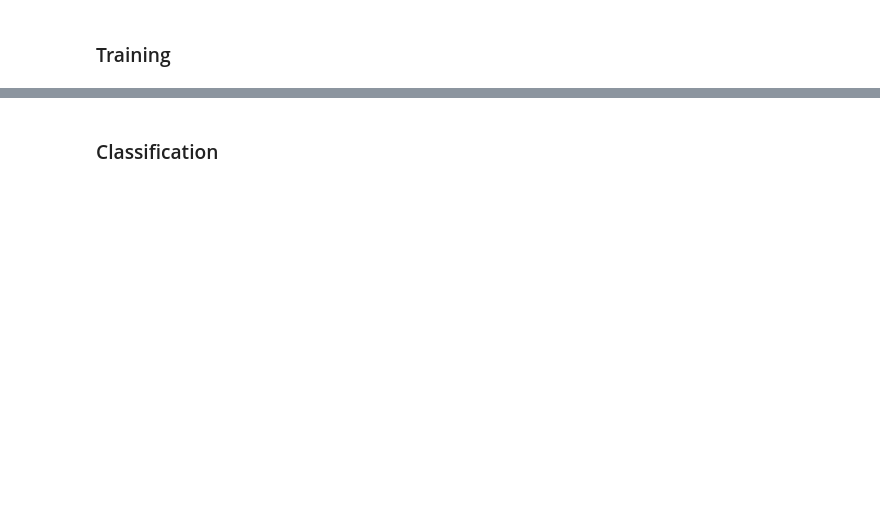
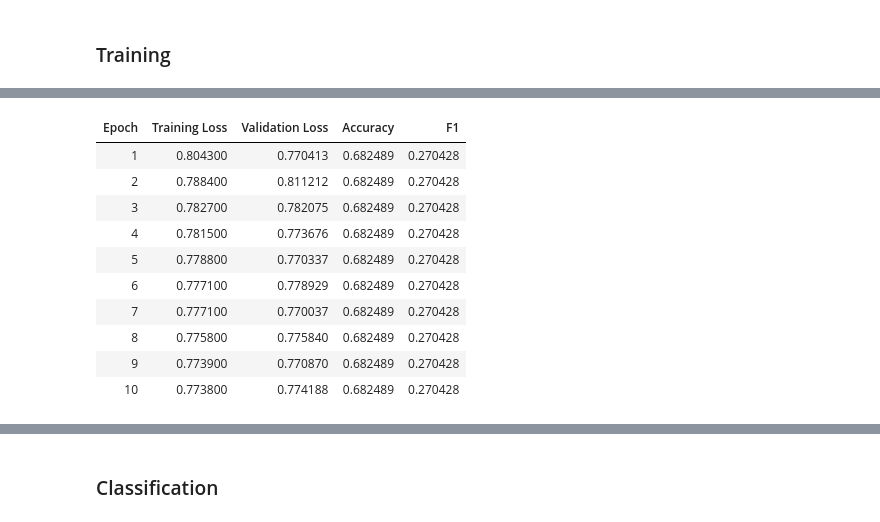
Before and after one commit to japarty/looptune, a Jupyter notebook: Finetuning with Trainer and text-classification model validation.ipynb, the cells around one changed output, grey strips where cells are left out. Saved outputs shown, nothing was run; the diff lists cells and outputs as text; code cells hidden in the pictures; blank space fills up the shorter version.

```diff
--- a/Finetuning with Trainer and text-classification model validation.ipynb
+++ b/Finetuning with Trainer and text-classification model validation.ipynb
@@ -161,2 +139,21 @@ Non-trainable params: 0
+# %%
+def compute_metrics(logits_and_labels):
+  logits, labels = logits_and_labels
+  predictions = np.argmax(logits, axis=-1)
+  acc = np.mean(predictions == labels)
+  f1 = f1_score(labels, predictions, average='macro')
+  return {'accuracy': acc, 'f1': f1}
+
+def save_logs_from_training_run(trainer, model_name, timestamp, trained_model_path, colab):
+    log_history = parse_log_history(trainer.state.log_history)
+    log_df = pd.DataFrame(log_history[1])
+    log_df.insert(0, 'model', model_name)
+    log_df.insert(0, 'timestamp', timestamp)
+    log_df['model_path'] = trained_model_path
+    log_df['samples_per_s'] = log_history[0]['train_samples_per_second']
+    log_df['steps_per_s'] = log_history[0]['train_steps_per_second']
+    log_df['colab'] = colab
+
+    log_df.to_csv('output/training_logs.csv', mode='a', header= not os.path.isfile('output/training_logs.csv'), index=False)
 # %% [markdown]
 ### Training
@@ -208,0 +160,63 @@ TrainOutput(global_step=10000, training_loss=0.08937461504936219, metrics={'trai
+# %%
+def finetune(train_params, ds):
+    print(train_params['model'])
+    timestamp = datetime.datetime.now().strftime("%Y-%m-%d_%H-%M")
+    trained_model_path = f'output/models/{train_params['model']}_{timestamp}'
+
+    try:
+        def tokenize_fn(batch):
+            return tokenizer(batch['sentence'], truncation=True)
+
+        #Tokenize dataset
+        tokenizer = AutoTokenizer.from_pretrained(train_params['model'])
+        tokenized_datasets = ds.map(tokenize_fn, batched=True)
+
+        #Change labels
+        config = AutoConfig.from_pretrained(train_params['model'])
+        config.id2label = reversed_target_map
+        config.label2id = target_map
+
+        #Load model
+        model = AutoModelForSequenceClassification.from_pretrained(
+            train_params['model'], config=config, ignore_mismatched_sizes=True)
+
+        if torch.cuda.is_available():
+            model = model.cuda()
+            device = 'gpu'
+        else:
+            device = 'cpu'
+
+
+
+        training_args = TrainingArguments(
+          output_dir=f'{trained_model_path}/checkpoints',
+          evaluation_strategy='epoch',
+          logging_strategy='epoch',
+          save_strategy= train_params['save_strategy'],
+          num_train_epochs=train_params['num_train_epochs'],
+          per_device_train_batch_size=16,
+          per_device_eval_batch_size=64,
+        )
+
+        trainer = Trainer(
+            model,
+            training_args,
+            train_dataset=tokenized_datasets["train"],
+            eval_dataset=tokenized_datasets["test"],
+            tokenizer=tokenizer,
+            compute_metrics=compute_metrics,
+        )
+
+        trainer.train()
+        save_logs_from_training_run(trainer, train_params['model'], timestamp, trained_model_path, colab)
+
+    except Exception as e:
+        print(e)
+        err_df = pd.DataFrame([[trained_model_path, str(e)]])
+        err_df.to_csv('output/error_logs.csv', mode='a', index=False)
+
+
+
+for train_params in train_params_looped:
+    finetune(train_params, ds)
+# %% [output]
@@ -208,0 +231,11 @@ TrainOutput(global_step=10000, training_loss=0.08937461504936219, metrics={'trai
+| Epoch | Training Loss | Validation Loss | Accuracy | F1 |
+| 1 | 0.804300 | 0.770413 | 0.682489 | 0.270428 |
+| 2 | 0.788400 | 0.811212 | 0.682489 | 0.270428 |
+| 3 | 0.782700 | 0.782075 | 0.682489 | 0.270428 |
+| 4 | 0.781500 | 0.773676 | 0.682489 | 0.270428 |
+| 5 | 0.778800 | 0.770337 | 0.682489 | 0.270428 |
+| 6 | 0.777100 | 0.778929 | 0.682489 | 0.270428 |
+| 7 | 0.777100 | 0.770037 | 0.682489 | 0.270428 |
+| 8 | 0.775800 | 0.775840 | 0.682489 | 0.270428 |
+| 9 | 0.773900 | 0.770870 | 0.682489 | 0.270428 |
+| 10 | 0.773800 | 0.774188 | 0.682489 | 0.270428 |
```
Also changed, not shown: parts of 22 cells of this notebook.
